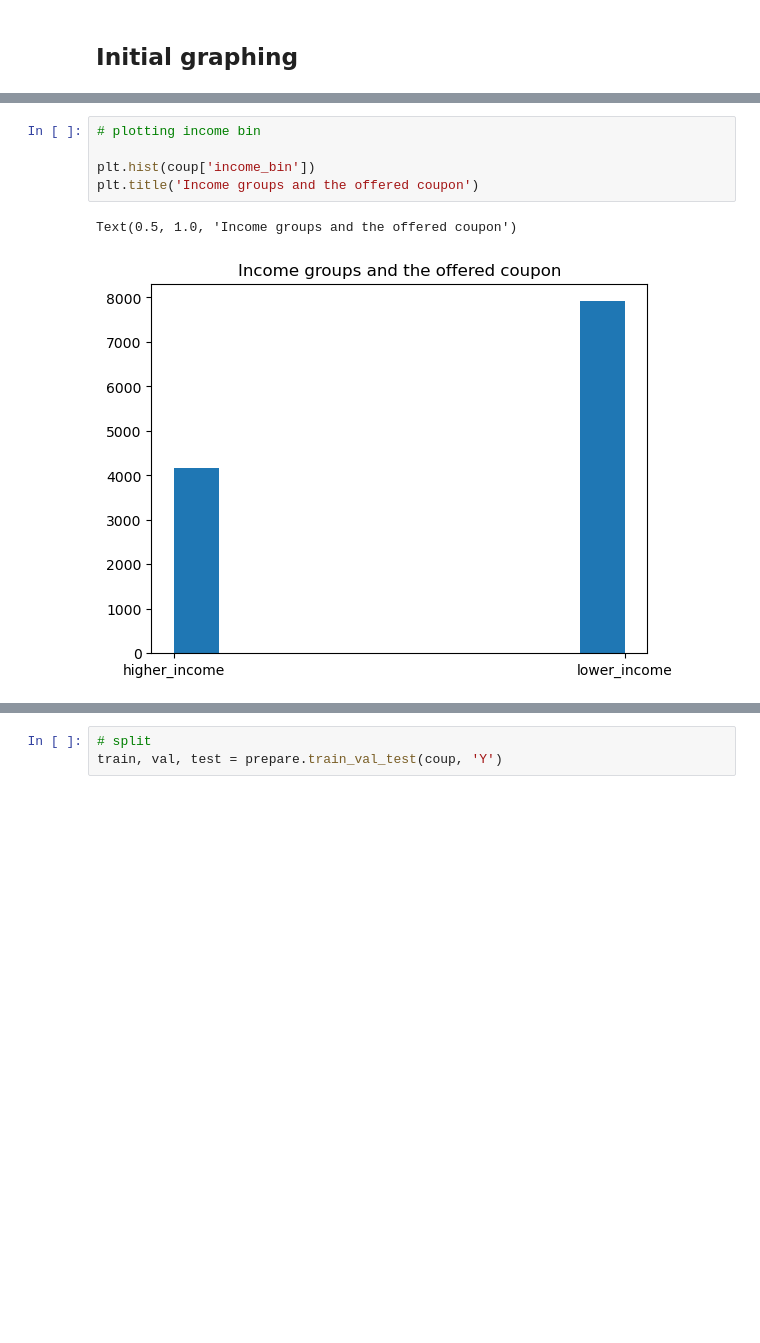
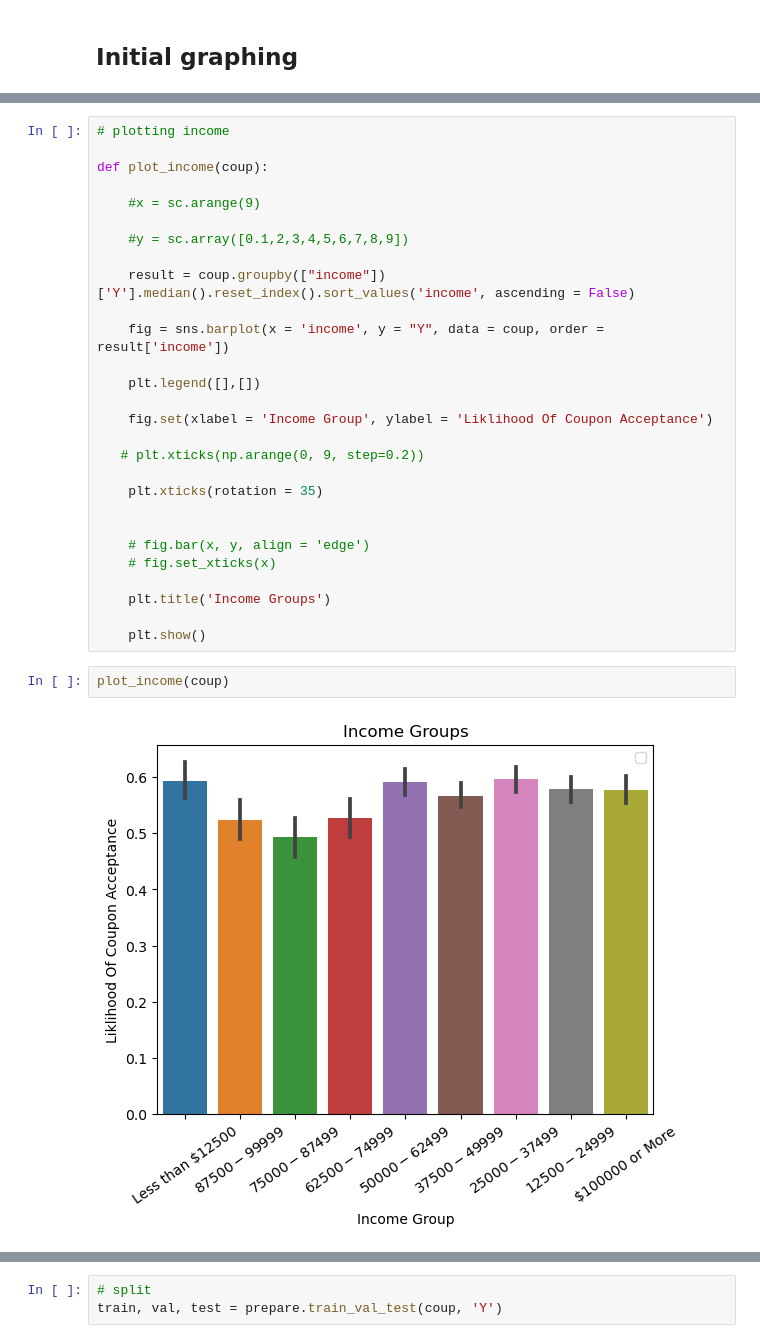
Before and after one commit to MagdalenaRahn/project_individual_Bulgaria_wine, a Jupyter notebook: Untitled.ipynb, the cells around one changed output, grey strips where cells are left out. Saved outputs shown, nothing was run; the diff lists cells and outputs as text; blank space fills up the shorter version.

```diff
--- a/Untitled.ipynb
+++ b/Untitled.ipynb
@@ -198,8 +166,32 @@ coup.head(1)
 # %%
-# plotting income bin
+# plotting income
 
-plt.hist(coup['income_bin'])
-plt.title('Income groups and the offered coupon')
+def plot_income(coup):
+
+    #x = sc.arange(9)
+
+    #y = sc.array([0.1,2,3,4,5,6,7,8,9])
+
+    result = coup.groupby(["income"])['Y'].median().reset_index().sort_values('income', ascending = False)
+
+    fig = sns.barplot(x = 'income', y = "Y", data = coup, order = result['income'])
+
+    plt.legend([],[])
+
+    fig.set(xlabel = 'Income Group', ylabel = 'Liklihood Of Coupon Acceptance')
+
+   # plt.xticks(np.arange(0, 9, step=0.2))
+
+    plt.xticks(rotation = 35)
+
+
+    # fig.bar(x, y, align = 'edge')
+    # fig.set_xticks(x)
+
+    plt.title('Income Groups')
+
+    plt.show()
-# %% [output]
-Text(0.5, 1.0, 'Income groups and the offered coupon')
-[figure, removed]
+# %%
+plot_income(coup)
+# %% [output]
+[figure, added]
```
Also changed, not shown: parts of 54 cells of this notebook, 2 other files.
